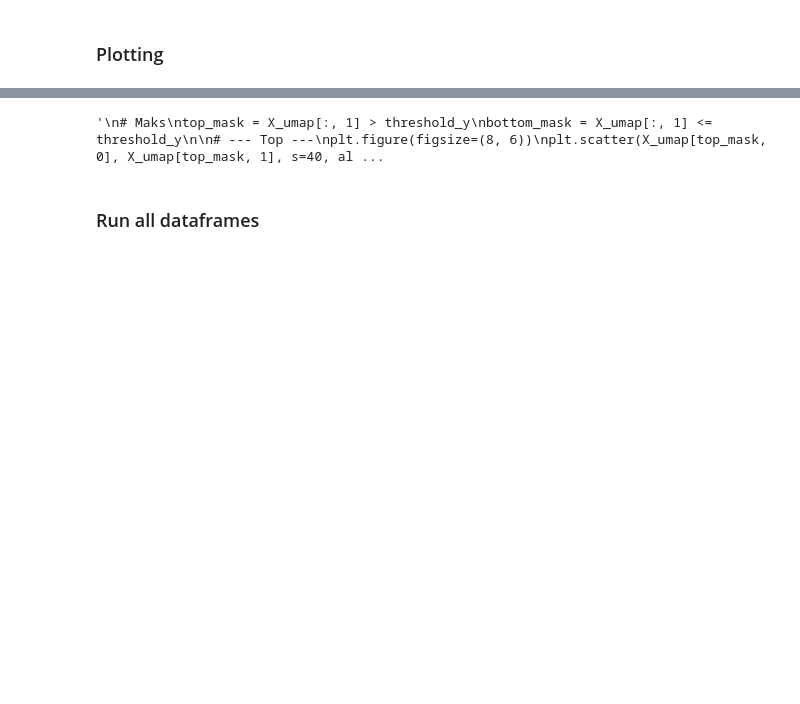
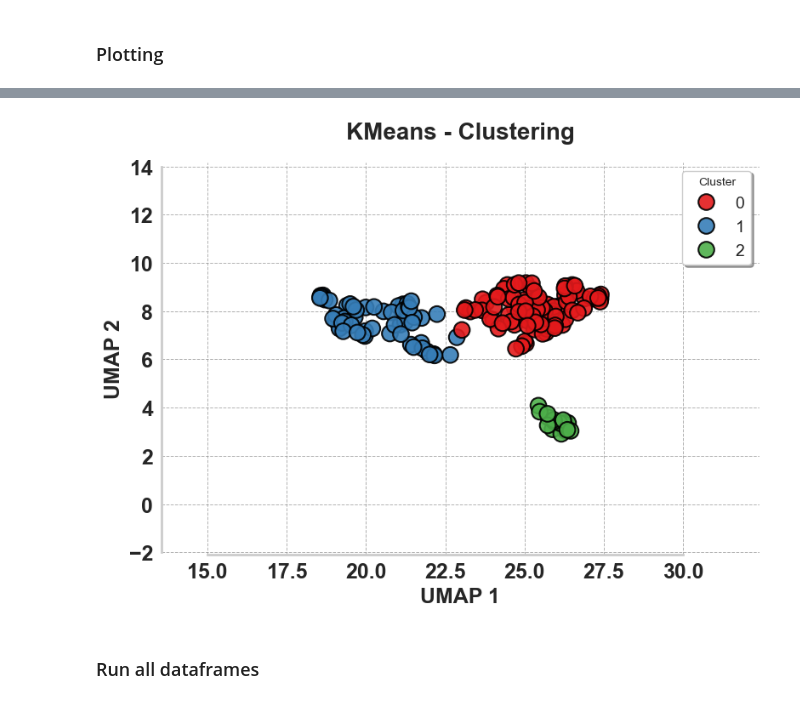
Before and after one commit to EmmaTosato/ANM_Verona, a Jupyter notebook: notebooks/AtrophyNetworkMapping.ipynb, the cells around one changed output, grey strips where cells are left out. Cells and saved outputs as stored; diff of their text form; code cells hidden in the pictures; blank space fills up the shorter version.

```diff
--- a/notebooks/AtrophyNetworkMapping.ipynb
+++ b/notebooks/AtrophyNetworkMapping.ipynb
@@ -628,32 +628,35 @@ plot_clusters_vs_groups(X_umap, labels_dict, labeling_umap['group'])
-# %%
-threshold_y = 15
-'''
-# Maks
-top_mask = X_umap[:, 1] > threshold_y
-bottom_mask = X_umap[:, 1] <= threshold_y
-
-# --- Top ---
-plt.figure(figsize=(8, 6))
-plt.scatter(X_umap[top_mask, 0], X_umap[top_mask, 1], s=40, alpha=0.8)
-plt.title("UMAP - Upper Cluster(s)", fontsize=14, weight='bold')
-plt.xlabel("UMAP 1")
-plt.ylabel("UMAP 2")
-plt.grid(True, linestyle='--', alpha=0.4)
-plt.tight_layout()
-plt.show()
-
-# --- Bottom ---
-plt.figure(figsize=(8, 6))
-plt.scatter(X_umap[bottom_mask, 0], X_umap[bottom_mask, 1], s=40, alpha=0.8)
-plt.title("UMAP - Lower Cluster", fontsize=14, weight='bold')
-plt.xlabel("UMAP 1")
-plt.ylabel("UMAP 2")
-plt.grid(True, linestyle='--', alpha=0.4)
-plt.tight_layout()
-plt.show()
-'''
-# %% [output]
-'\n# Maks\ntop_mask = X_umap[:, 1] > threshold_y\nbottom_mask = X_umap[:, 1] <= threshold_y\n\n# --- Top ---\nplt.figure(figsize=(8, 6))\nplt.scatter(X_umap[top_mask, 0], X_umap[top_mask, 1], s=40, al ...
+# %%
+plt.figure(figsize=(8, 6))
+
+sns.scatterplot(
+    data=plot_df, x='UMAP1', y='UMAP2', hue='cluster',
+    palette='Set1', s=180, alpha=0.9, edgecolor='black', linewidth=1.5
+)
+
+plt.xlabel("UMAP 1", fontsize=18, fontweight='bold')
+plt.ylabel("UMAP 2", fontsize=18, fontweight='bold')
+plt.title("KMeans - Clustering", fontsize=20, fontweight='bold', pad=20)
+
+plt.xlim(x_min, x_max)
+plt.ylim(y_min, y_max)
+
+plt.xticks(fontsize=18, fontweight='bold')
+plt.yticks(fontsize=18, fontweight='bold')
+
+ax = plt.gca()
+ax.spines['bottom'].set_linewidth(2)
+ax.spines['left'].set_linewidth(2)
+
+plt.legend(fontsize=14, shadow=True, frameon=True, title='Cluster')
+plt.grid(color='gray', linestyle='--', linewidth=0.7, alpha=0.6)
+
+sns.despine(trim=True)
+plt.tight_layout()
+
+plt.savefig("umap_kmeans_clustering.png", dpi=300, bbox_inches='tight')
+plt.show()
+# %% [output]
+[figure, added]
 # %% [markdown]
 ### Run all dataframes
 # %%
```
Also changed, not shown: parts of 8 cells of this notebook.
